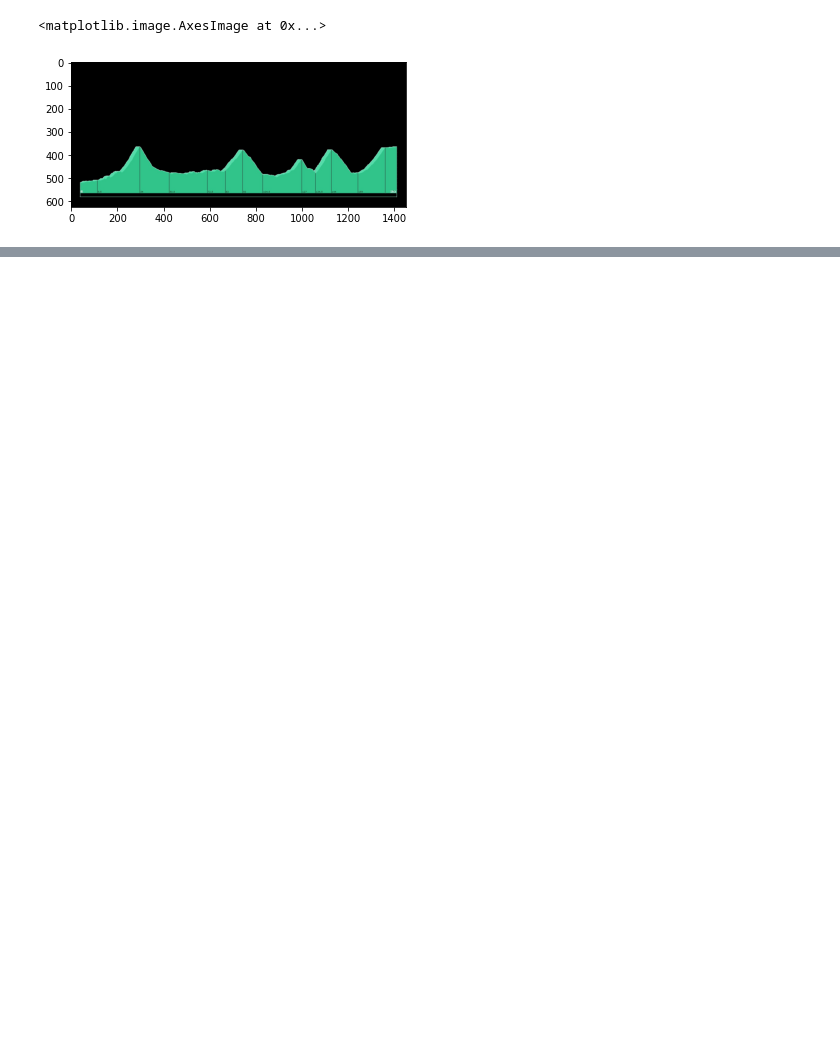
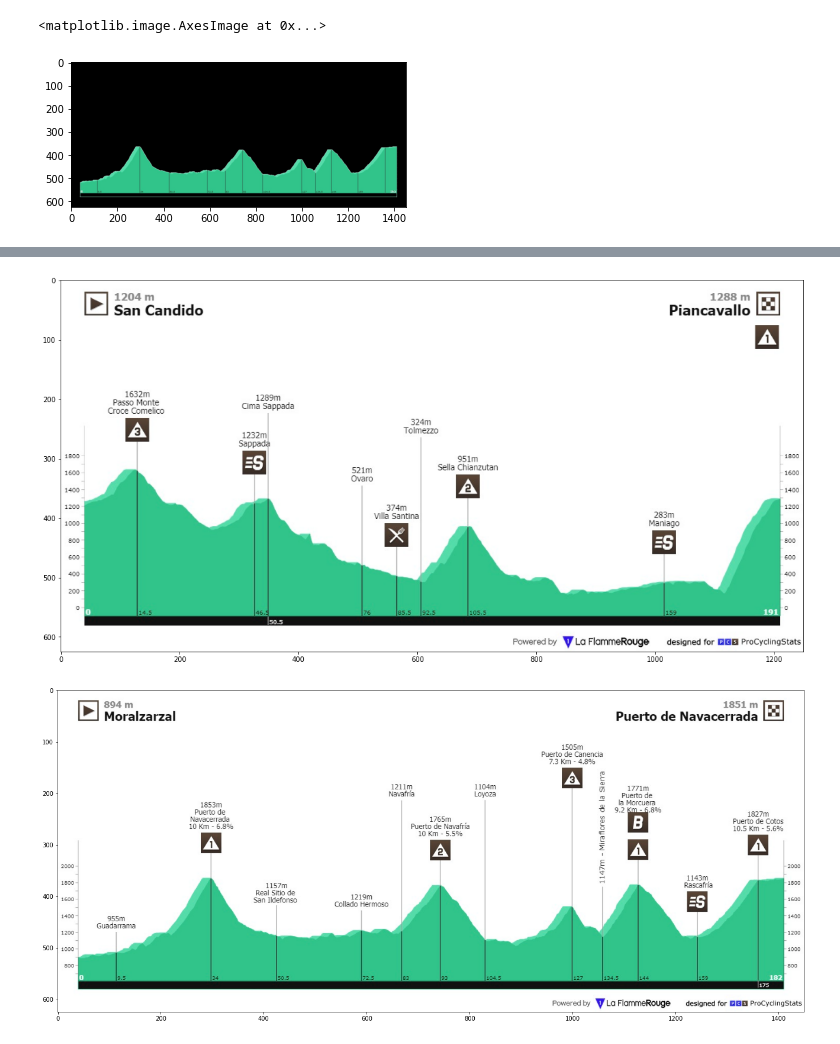
Before and after one commit to Michiel-DK/cycling_manager, a Jupyter notebook: notebooks/test.ipynb, the cells around one changed output, grey strips where cells are left out. Saved outputs shown, nothing was run; the diff lists cells and outputs as text; code cells hidden in the pictures; blank space fills up the shorter version.

```diff
--- a/notebooks/test.ipynb
+++ b/notebooks/test.ipynb
@@ -171,0 +197,4 @@ plt.imshow(green)
+# %%
+img = cv2.imread('../raw_data/vuelta-a-espana-2022-stage-20.jpeg')
+plt.figure(figsize=(30,10))
+plt.imshow(img)
@@ -171,0 +208,11 @@ plt.imshow(green)
+# %%
+pics = ['../raw_data/giro-d-italia-2017-stage-19.jpeg', '../raw_data/vuelta-a-espana-2022-stage-20.jpeg']
+# %%
+for pic in pics:
+    #extract(pic)
+    img = cv2.imread(pic)
+    plt.figure(figsize=(30,10))
+    plt.imshow(img)
+# %% [output]
+[figure, added]
+[figure, added]
```
Also changed, not shown: parts of 48 cells of this notebook, 1 other file.
